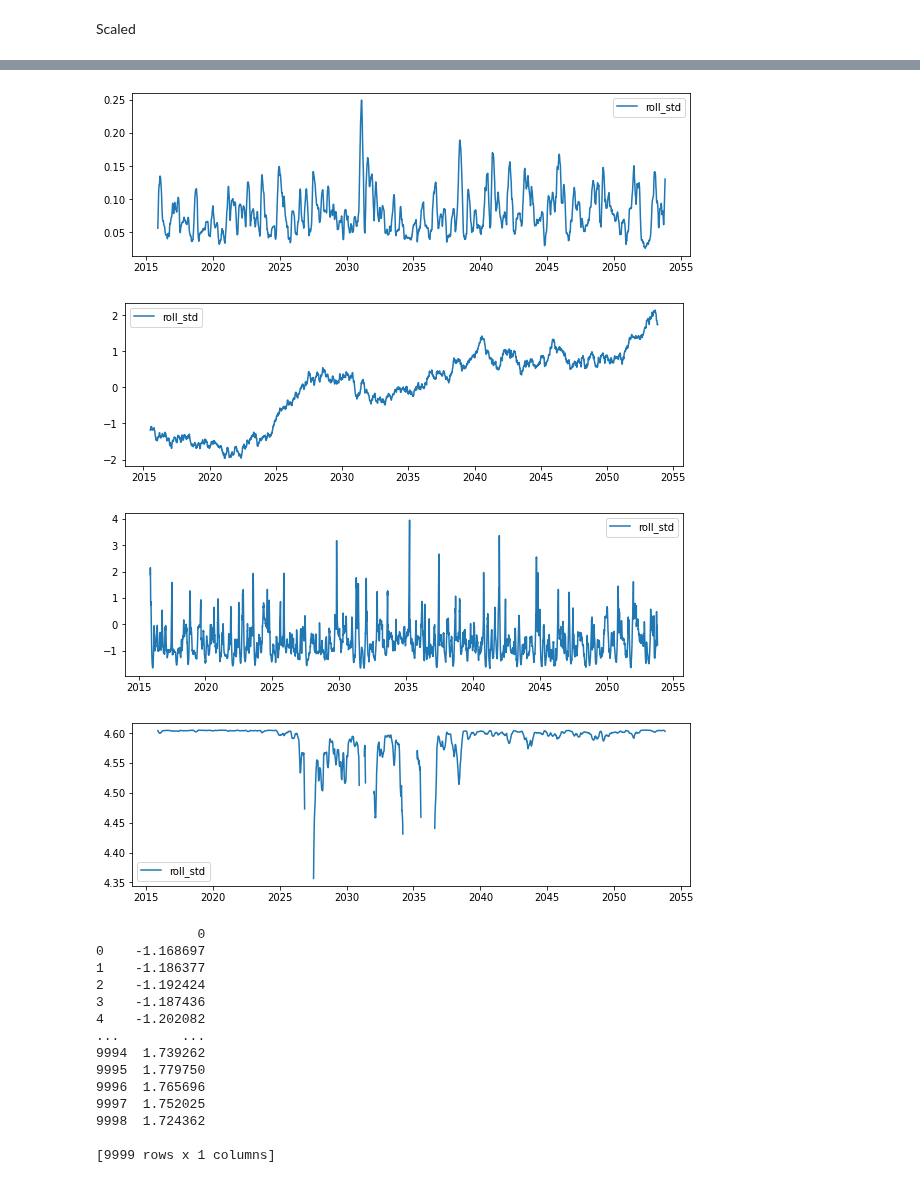
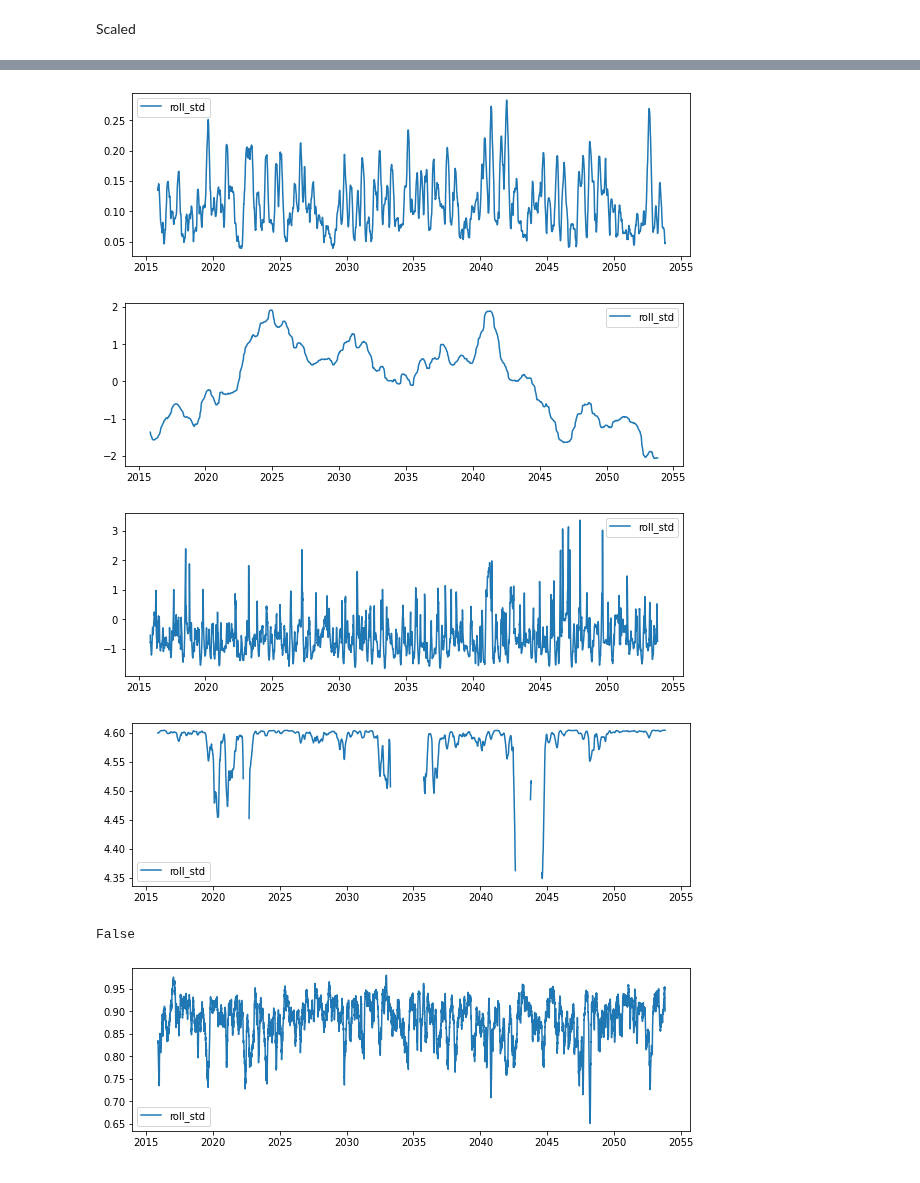
Before and after one commit to 11jolek11/BigData, a Jupyter notebook: List4.ipynb, the cells around one changed output, grey strips where cells are left out. Saved outputs shown, nothing was run; the diff lists cells and outputs as text; code cells hidden in the pictures.

```diff
--- a/List4.ipynb
+++ b/List4.ipynb
@@ -80,5 +81,8 @@ print(corr_dim(x, 1))
 # %% [markdown]
 # Zad 3
+# %%
+# Szerokosc okna
+h = 100
 # %% [markdown]
 Dla zadania 1
 # %%
@@ -239,52 +235,50 @@ plt.show()
 # %%
-roll_std = stand.rolling(100).std()
+roll_std = stand.rolling(h).std()
 
 plt.figure(figsize=(10,3))
 plt.plot(t, roll_std, label='roll_std')
 plt.legend()
 plt.show()
 # %% [output]
-[figure, old version]
+[figure, new version]
 # %%
-roll_median = stand.rolling(7).median()
+roll_median = stand.rolling(h).median()
 
 plt.figure(figsize=(10,3))
 plt.plot(t, roll_median, label='roll_std')
 plt.legend()
 plt.show()
 # %% [output]
-[figure, old version]
+[figure, new version]
 # %%
-roll_kurtosis = stand.rolling(100).apply(kurtosis)
+roll_kurtosis = stand.rolling(h).apply(kurtosis)
 
 plt.figure(figsize=(10,3))
 plt.plot(t, roll_kurtosis, label='roll_std')
 plt.legend()
 plt.show()
 # %% [output]
-[figure, old version]
+[figure, new version]
+# %%
+roll_entropy = stand.rolling(h).apply(entopy_base_2)
+
+plt.figure(figsize=(10,3))
+plt.plot(t, roll_entropy, label='roll_std')
+plt.legend()
+plt.show()
+
+print(pd.DataFrame(stand).isnull().values.any())
+# from IPython.display import display, HTML
+# display(pd.DataFrame(stand)[6000:700])
+# %% [output]
+[figure, added]
+False
 # %%
-roll_entropy = stand.rolling(100).apply(entopy_base_2)
+roll_fractal = stand.rolling(h).apply(fractal_dim)
 
 plt.figure(figsize=(10,3))
-plt.plot(t, roll_entropy, label='roll_std')
+plt.plot(t, roll_fractal, label='roll_std')
 plt.legend()
 plt.show()
-
-print(pd.DataFrame(stand))
 # %% [output]
-[figure, old version]
+[figure, new version]
-             0
-0    -1.168697
-1    -1.186377
-2    -1.192424
-3    -1.187436
-4    -1.202082
-...        ...
-9994  1.739262
-9995  1.779750
-9996  1.765696
-9997  1.752025
-9998  1.724362
-
-[9999 rows x 1 columns]
```
Also changed, not shown: parts of 23 cells of this notebook.
